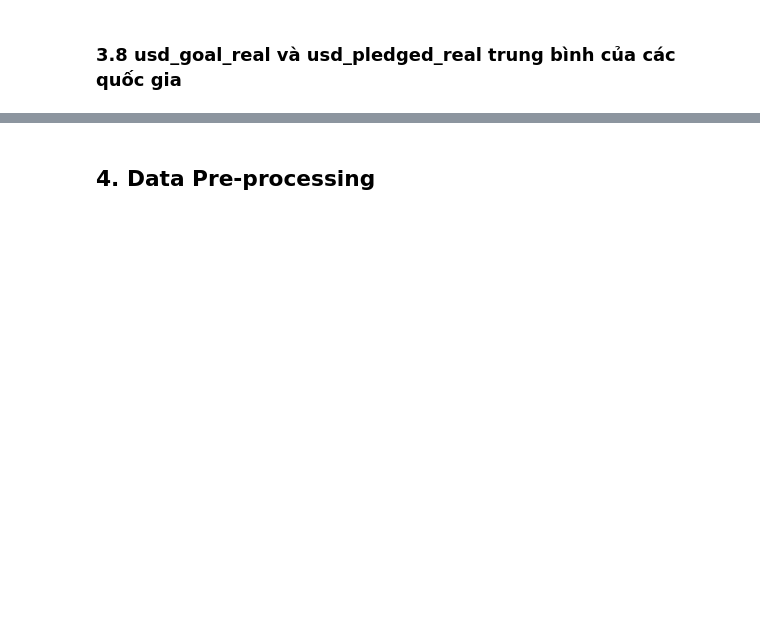
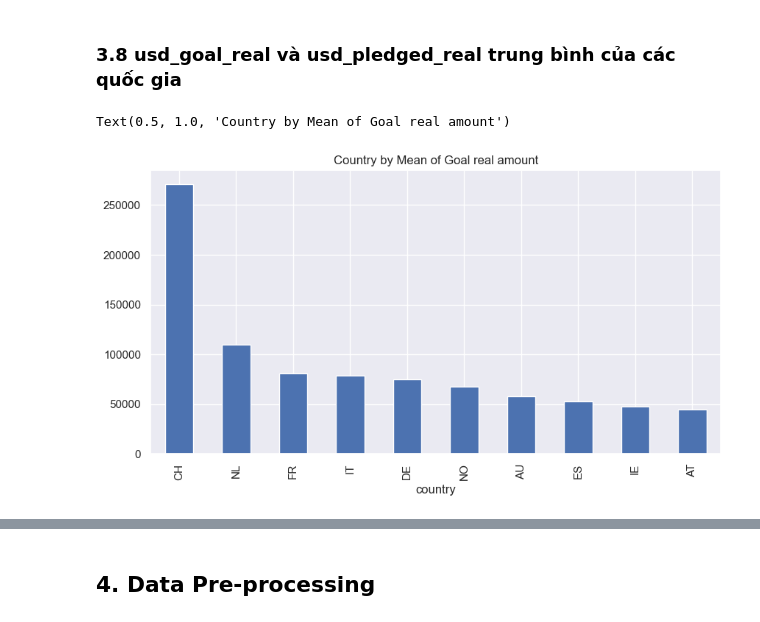
Before and after one commit to DucPhu2308/KickstarterProject_EDA_ML, a Jupyter notebook: KickstarterProject_ML.ipynb, the cells around one changed output, grey strips where cells are left out. Saved outputs shown, nothing was run; the diff lists cells and outputs as text; code cells hidden in the pictures; blank space fills up the shorter version.

```diff
--- a/KickstarterProject_ML.ipynb
+++ b/KickstarterProject_ML.ipynb
@@ -240,2 +264,10 @@ Text(0.5, 1.0, '         Pledged and Goal amount in USD impact on Project Status
 # %% [markdown]
 ### 3.8 usd_goal_real và usd_pledged_real trung bình của các quốc gia
+# %%
+plt.figure(figsize=(10,5))
+sns.set(style="darkgrid")
+df.groupby('country').usd_goal_real.mean().sort_values(ascending=False).head(10).plot.bar()
+plt.title("Country by Mean of Goal real amount")
+# %% [output]
+Text(0.5, 1.0, 'Country by Mean of Goal real amount')
+[figure, added]
```
Also changed, not shown: parts of 8 cells of this notebook.
